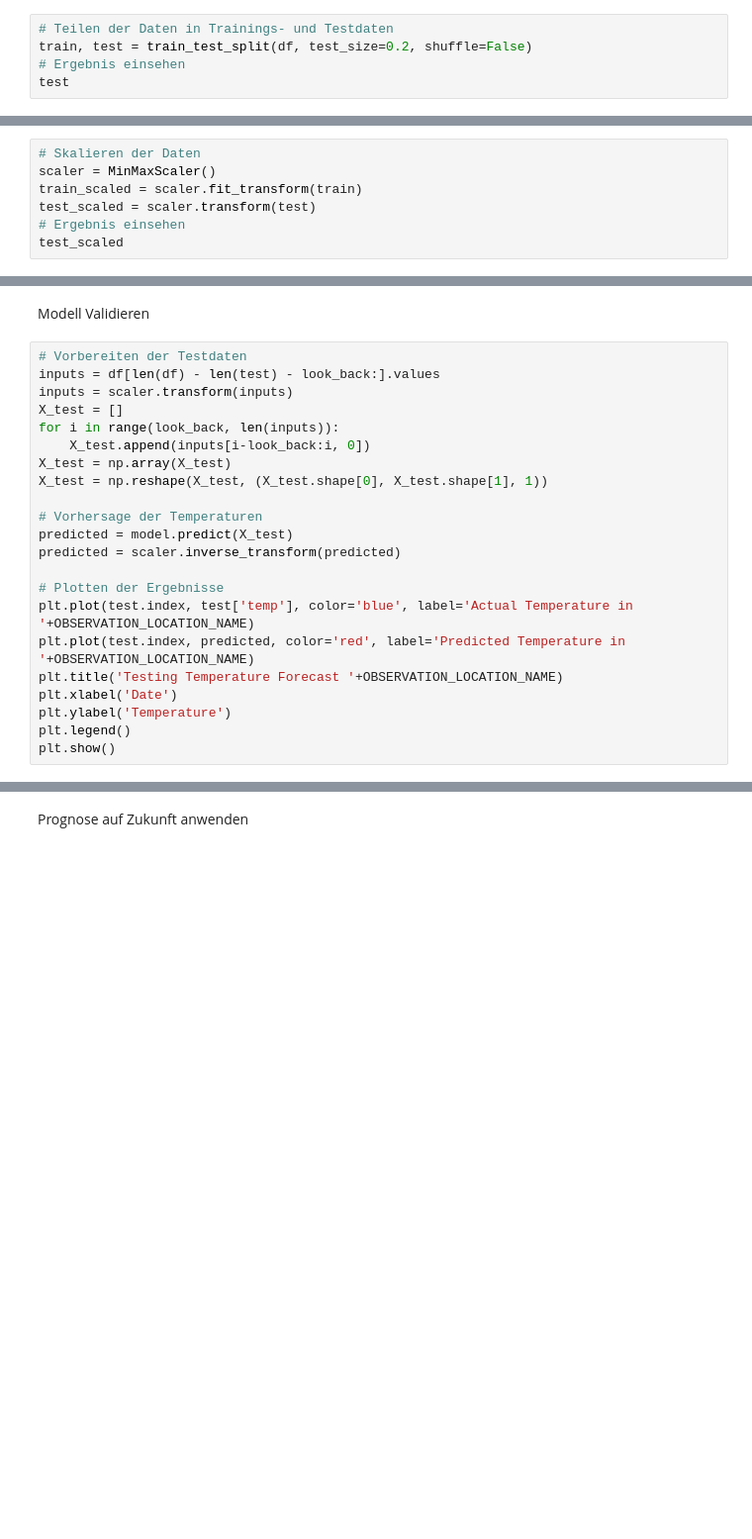
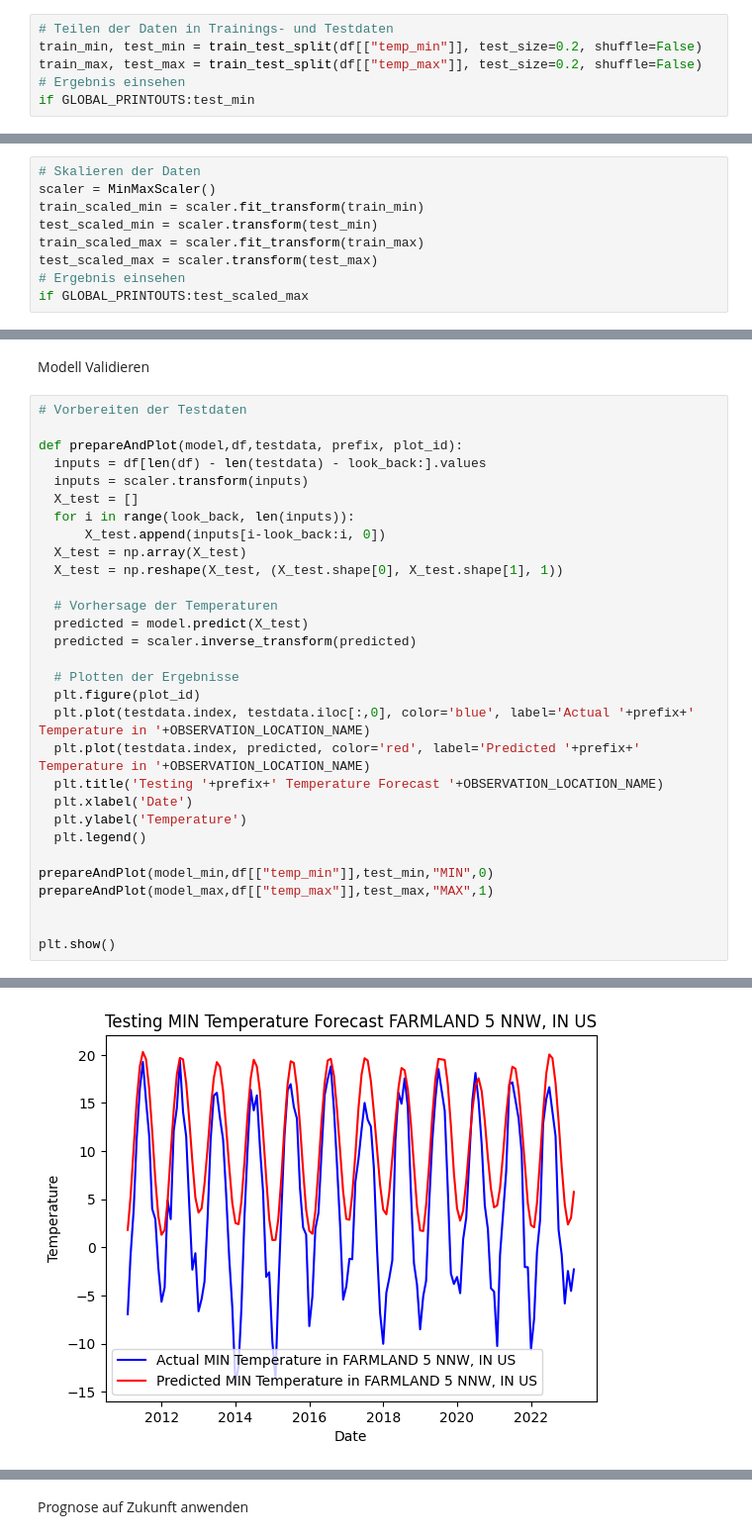
Before and after one commit to soy-min/climate-prognosis, a Jupyter notebook: ClimatePrognosis.ipynb, the cells around one changed output, grey strips where cells are left out. Shown at 99% size. Saved outputs shown, nothing was run; the diff lists cells and outputs as text; blank space fills up the shorter version.

```diff
--- a/ClimatePrognosis.ipynb
+++ b/ClimatePrognosis.ipynb
@@ -93,6 +90,7 @@ plt.show()
 Trainings und Testdaten separieren
 # %%
 # Teilen der Daten in Trainings- und Testdaten
-train, test = train_test_split(df, test_size=0.2, shuffle=False)
+train_min, test_min = train_test_split(df[["temp_min"]], test_size=0.2, shuffle=False)
+train_max, test_max = train_test_split(df[["temp_max"]], test_size=0.2, shuffle=False)
 # Ergebnis einsehen
-test
+if GLOBAL_PRINTOUTS:test_min
@@ -116,7 +99,9 @@ Normierung auf Werte 0..1
 # %%
 # Skalieren der Daten
 scaler = MinMaxScaler()
-train_scaled = scaler.fit_transform(train)
-test_scaled = scaler.transform(test)
+train_scaled_min = scaler.fit_transform(train_min)
+test_scaled_min = scaler.transform(test_min)
+train_scaled_max = scaler.fit_transform(train_max)
+test_scaled_max = scaler.transform(test_max)
 # Ergebnis einsehen
-test_scaled
+if GLOBAL_PRINTOUTS:test_scaled_max
@@ -182,23 +154,32 @@ Epoch 34/100
 Modell Validieren
 # %%
 # Vorbereiten der Testdaten
-inputs = df[len(df) - len(test) - look_back:].values
-inputs = scaler.transform(inputs)
-X_test = []
-for i in range(look_back, len(inputs)):
-    X_test.append(inputs[i-look_back:i, 0])
-X_test = np.array(X_test)
-X_test = np.reshape(X_test, (X_test.shape[0], X_test.shape[1], 1))
 
-# Vorhersage der Temperaturen
-predicted = model.predict(X_test)
-predicted = scaler.inverse_transform(predicted)
+def prepareAndPlot(model,df,testdata, prefix, plot_id):
+  inputs = df[len(df) - len(testdata) - look_back:].values
+  inputs = scaler.transform(inputs)
+  X_test = []
+  for i in range(look_back, len(inputs)):
+      X_test.append(inputs[i-look_back:i, 0])
+  X_test = np.array(X_test)
+  X_test = np.reshape(X_test, (X_test.shape[0], X_test.shape[1], 1))
 
-# Plotten der Ergebnisse
-plt.plot(test.index, test['temp'], color='blue', label='Actual Temperature in '+OBSERVATION_LOCATION_NAME)
-plt.plot(test.index, predicted, color='red', label='Predicted Temperature in '+OBSERVATION_LOCATION_NAME)
-plt.title('Testing Temperature Forecast '+OBSERVATION_LOCATION_NAME)
-plt.xlabel('Date')
-plt.ylabel('Temperature')
-plt.legend()
+  # Vorhersage der Temperaturen
+  predicted = model.predict(X_test)
+  predicted = scaler.inverse_transform(predicted)
+
+  # Plotten der Ergebnisse
+  plt.figure(plot_id)
+  plt.plot(testdata.index, testdata.iloc[:,0], color='blue', label='Actual '+prefix+' Temperature in '+OBSERVATION_LOCATION_NAME)
+  plt.plot(testdata.index, predicted, color='red', label='Predicted '+prefix+' Temperature in '+OBSERVATION_LOCATION_NAME)
+  plt.title('Testing '+prefix+' Temperature Forecast '+OBSERVATION_LOCATION_NAME)
+  plt.xlabel('Date')
+  plt.ylabel('Temperature')
+  plt.legend()
+
+prepareAndPlot(model_min,df[["temp_min"]],test_min,"MIN",0)
+prepareAndPlot(model_max,df[["temp_max"]],test_max,"MAX",1)
+
+
 plt.show()
+# %% [output]
@@ -204,0 +188 @@ plt.show()
+[figure, added]
```
Also changed, not shown: parts of 12 cells of this notebook.
